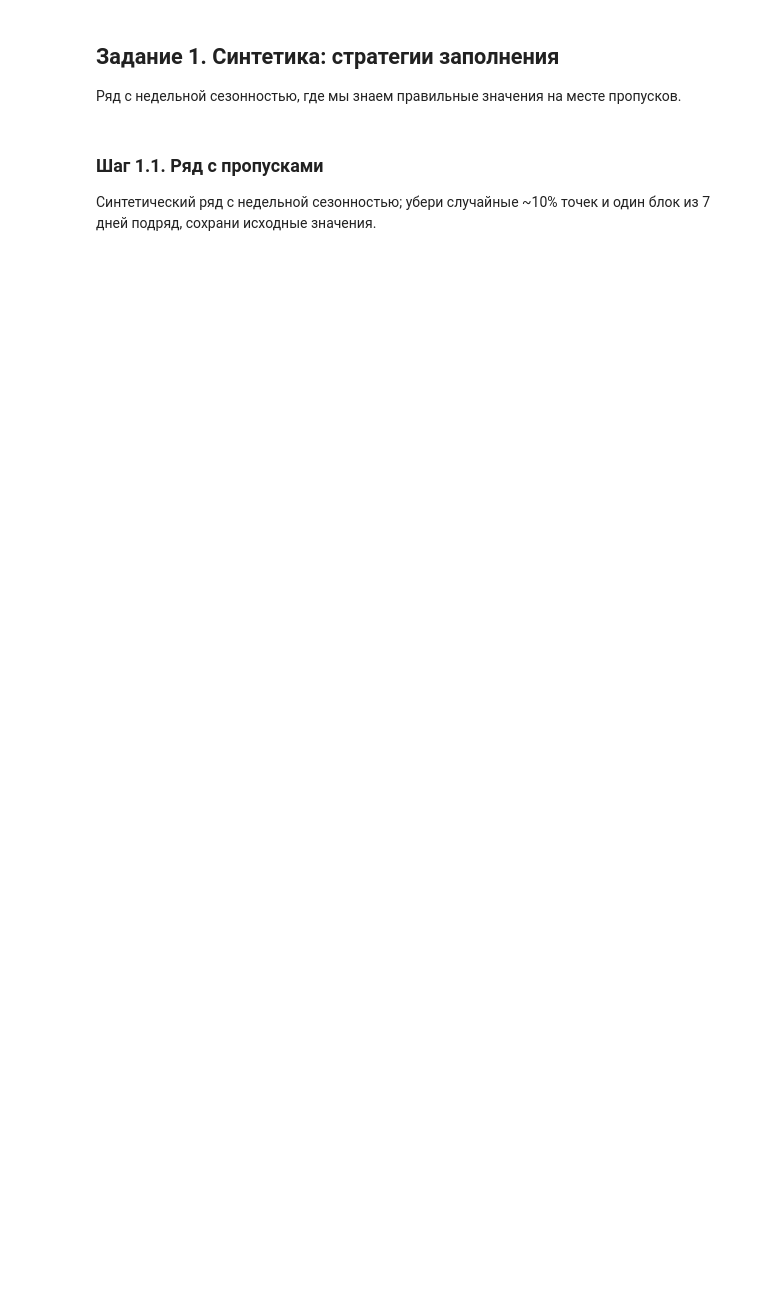
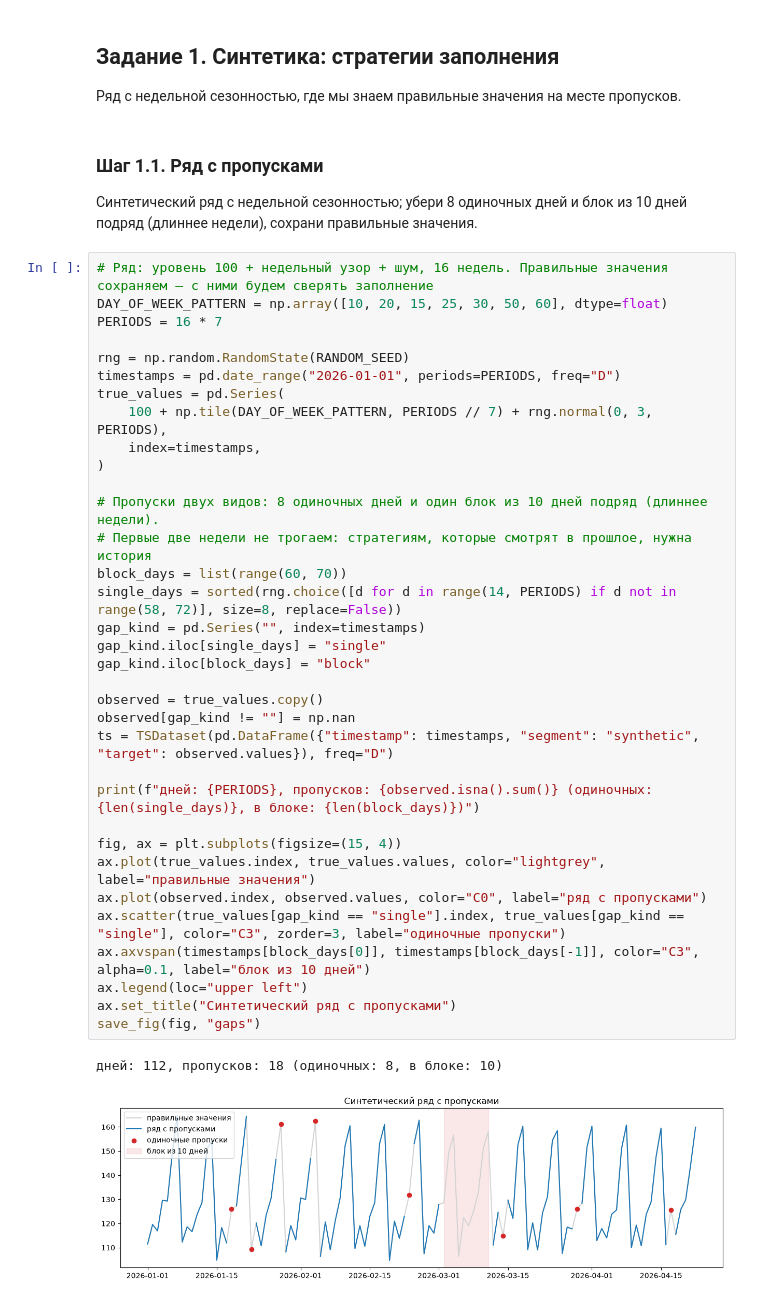
Before and after one commit to skv-analyst/study-data-analytics, a Jupyter notebook: 05-etna/notebooks/10-imputation.ipynb, the cells around one changed output. Drawn from its saved outputs; the diff is of its cells as text; blank space fills up the shorter version.

```diff
--- a/05-etna/notebooks/10-imputation.ipynb
+++ b/05-etna/notebooks/10-imputation.ipynb
@@ -40,4 +36,41 @@ def save_fig(fig, name: str) -> None:
 # %% [markdown]
 ### Шаг 1.1. Ряд с пропусками
 
-Синтетический ряд с недельной сезонностью; убери случайные ~10% точек и один блок из 7 дней подряд, сохрани исходные значения.
+Синтетический ряд с недельной сезонностью; убери 8 одиночных дней и блок из 10 дней подряд (длиннее недели), сохрани правильные значения.
+# %%
+# Ряд: уровень 100 + недельный узор + шум, 16 недель. Правильные значения сохраняем — с ними будем сверять заполнение
+DAY_OF_WEEK_PATTERN = np.array([10, 20, 15, 25, 30, 50, 60], dtype=float)
+PERIODS = 16 * 7
+
+rng = np.random.RandomState(RANDOM_SEED)
+timestamps = pd.date_range("2026-01-01", periods=PERIODS, freq="D")
+true_values = pd.Series(
+    100 + np.tile(DAY_OF_WEEK_PATTERN, PERIODS // 7) + rng.normal(0, 3, PERIODS),
+    index=timestamps,
+)
+
+# Пропуски двух видов: 8 одиночных дней и один блок из 10 дней подряд (длиннее недели).
+# Первые две недели не трогаем: стратегиям, которые смотрят в прошлое, нужна история
+block_days = list(range(60, 70))
+single_days = sorted(rng.choice([d for d in range(14, PERIODS) if d not in range(58, 72)], size=8, replace=False))
+gap_kind = pd.Series("", index=timestamps)
+gap_kind.iloc[single_days] = "single"
+gap_kind.iloc[block_days] = "block"
+
+observed = true_values.copy()
+observed[gap_kind != ""] = np.nan
+ts = TSDataset(pd.DataFrame({"timestamp": timestamps, "segment": "synthetic", "target": observed.values}), freq="D")
+
+print(f"дней: {PERIODS}, пропусков: {observed.isna().sum()} (одиночных: {len(single_days)}, в блоке: {len(block_days)})")
+
+fig, ax = plt.subplots(figsize=(15, 4))
+ax.plot(true_values.index, true_values.values, color="lightgrey", label="правильные значения")
+ax.plot(observed.index, observed.values, color="C0", label="ряд с пропусками")
+ax.scatter(true_values[gap_kind == "single"].index, true_values[gap_kind == "single"], color="C3", zorder=3, label="одиночные пропуски")
+ax.axvspan(timestamps[block_days[0]], timestamps[block_days[-1]], color="C3", alpha=0.1, label="блок из 10 дней")
+ax.legend(loc="upper left")
+ax.set_title("Синтетический ряд с пропусками")
+save_fig(fig, "gaps")
+# %% [output]
+дней: 112, пропусков: 18 (одиночных: 8, в блоке: 10)
+[figure, added]
```
Also changed, not shown: parts of 15 cells of this notebook, 9 other files.
